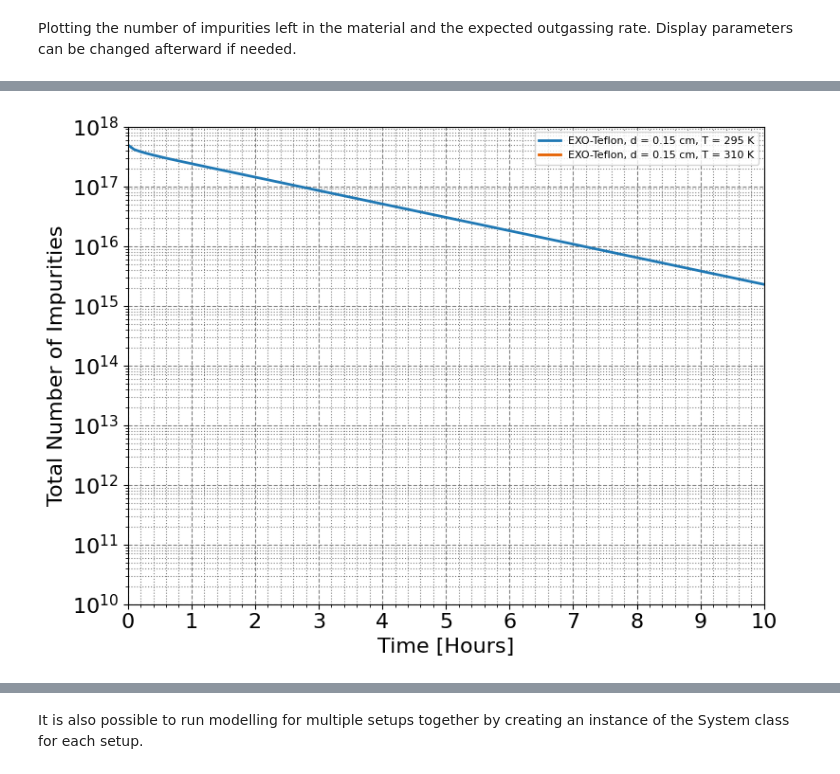
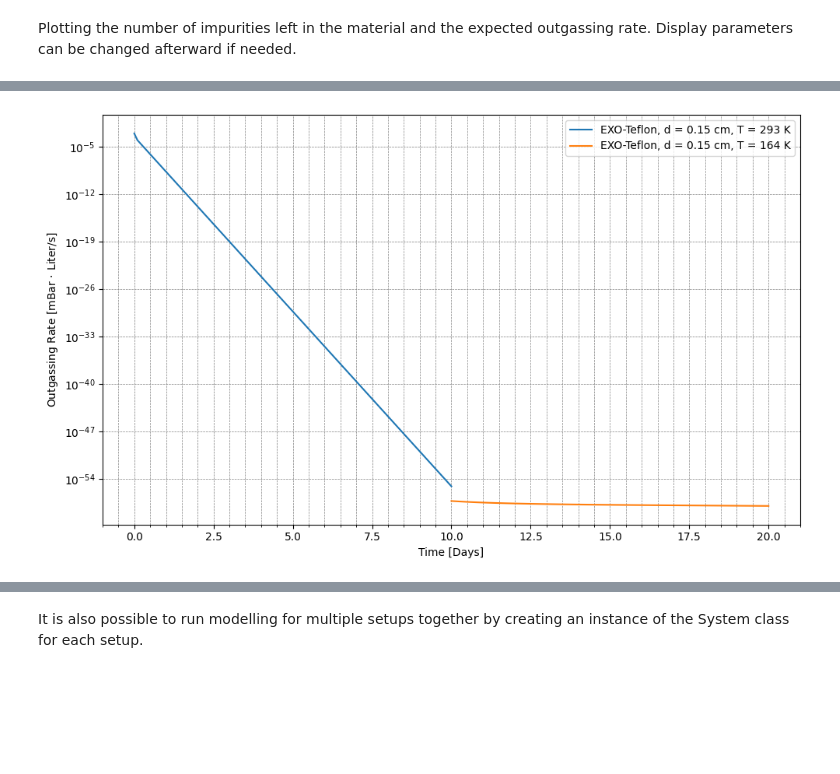
Before and after one commit to antoine-amy/Electronegative_impurities, a Jupyter notebook: Electronegative_impurities_studies.ipynb, the cells around one changed output, grey strips where cells are left out. Cells and saved outputs as stored; diff of their text form; code cells hidden in the pictures; blank space fills up the shorter version.

```diff
--- a/Electronegative_impurities_studies.ipynb
+++ b/Electronegative_impurities_studies.ipynb
@@ -339,13 +229,13 @@ In this example we want to plot the outgassing of oxygen from the piece of EXO-2
 
 We then define the temperatures we want to test at, and their respective time regions. The first element of `Points` is always 0, followed by the end of the first region and then the end of the second region. This example code will give you $\frac{100-0}{0.1}$ points from 0 to 100 and $\frac{200-100}{0.1}$ points from 100 to 200.
 # %%
-S1 = System(Setup='YLXPS', Material='Teflon', Solute='Oxygen', Version='EXO-Teflon')
-S1.Print()
+S1 = enf.System(setup='EXO-200', material='Teflon', solute='Oxygen', version='EXO-Teflon')
+S1.print_attributes()
 
 # Define the temperatures, Should always be of type list.
-Temperature = [295, 310]
-S1.Temp = Temperature
+Temperature = [293, 164]
+S1.temperatures = Temperature
 
 # Set time regions for the above defined temperature values.
-S1.Time = GetTimeStamps(Points=[0,100,200], Spacing=0.1, TimeScale='Hours')
+S1.time = enf.get_time_stamps(points=[0,10,20], spacing=0.1, time_scale='Days')
 # %% [output]
@@ -370,17 +260,17 @@ Calculate outgassing by first getting the diffusion constants for the above defi
 The number of impurities is finally calculated using the solution to the diffusion equation, and the outgassing rate using Fick's 1st law.
 # %%
 # Calculate diffusion constants and initial impurities.
-S1.DiffConstants = enf.get_diff_temp(S1, temperatures=S1.Temp)
-S1.InitialImpurities = enf.get_initial_impurities(S1, units='#')
+S1.diffusion_constants = enf.get_diff_temp(S1, temperatures=S1.temperatures)
+S1.initial_impurities = enf.get_initial_impurities(S1, units='#')
 
 # Define the labels for the plot (name of the setup, temperature, thickness of the material.
-S1.Labels = ['%s, d = %s cm, T = %d K' % (S1.Version, S1.Thickness, 295), '%s, d = %s cm, T = %d K' % (S1.Version, S1.Thickness, 310)]
+S1.labels = ['%s, d = %s cm, T = %d K' % (S1.version, S1.thickness, S1.temperatures[0]), '%s, d = %s cm, T = %d K' % (S1.version, S1.thickness, S1.temperatures[1])]
 
 # Calculate the number of impurities left in the sample as a function of time.
-S1.Impurities = enf.get_impurities_vs_time(data=S1, time_scale='Hours')
-impurities = S1.Impurities
+S1.impurities = enf.get_impurities_vs_time(data=S1, time_scale='Days')
+impurities = S1.impurities
 
 # Calculate the outgassing rate as a function of time.
-S1.FlowRate = enf.get_flow_rate_vs_time(data=S1, units='mBar Liter', time_scale='Hours')
+S1.flow_rate = enf.get_flow_rate_vs_time(data=S1, units='mBar Liter', time_scale='Days')
 # %% [markdown]
 Plotting the number of impurities left in the material and the expected outgassing rate. Display parameters can be changed afterward if needed.
@@ -393,5 +277,20 @@ PlotFlowRateVsTime([S1])
-# %%
-# Changing ranges, and ticks (here display 0 to 10 hours with ticks every 1 hour).
-PlotImpuritiesVsTime([S1], XRange=[0,10], XTicks=1)
-# %% [output]
-[figure, removed]
+# %%
+# Create the plot for the outgassing rates.
+fig, ax = plt.subplots(figsize=(10, 6))
+ax.set_xlabel('Time [Days]')
+ax.set_ylabel(r'Outgassing Rate [mBar$\,\cdot\,$Liter/s]')
+ax.set_yscale('log')
+ax.grid(which='both', linestyle='--', linewidth=0.5, color='gray')
+ax.minorticks_on()
+
+# Plot data
+for dataset in [S1]:
+    for time, flow_rate, label in zip(dataset.time, dataset.flow_rate, dataset.labels):
+        ax.plot(time, flow_rate, label=label)
+
+# Set legend and adjust layout
+ax.legend()
+plt.tight_layout()
+plt.show()
+# %% [output]
+[figure, added]
```
Also changed, not shown: parts of 19 cells of this notebook, 6 other files.
